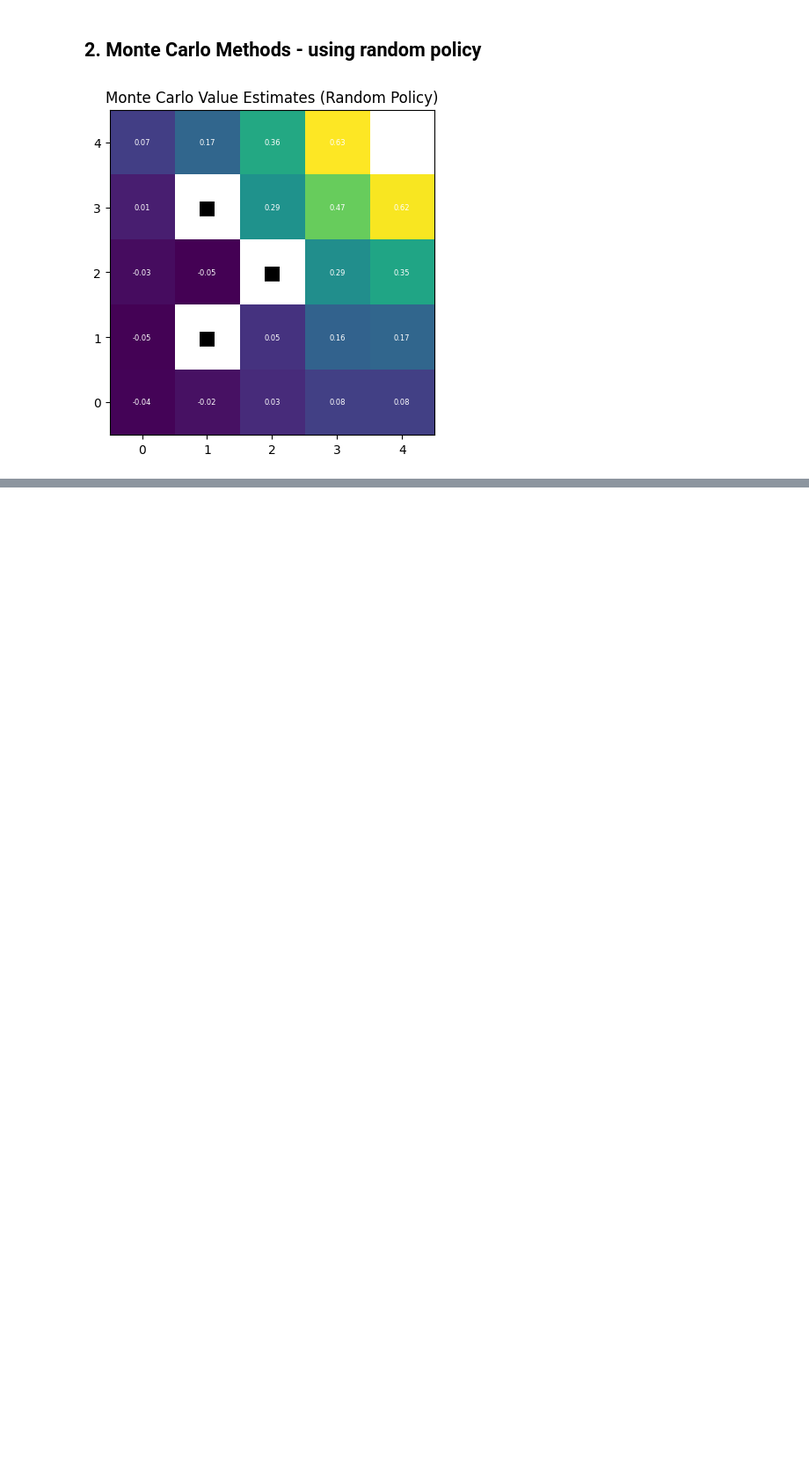
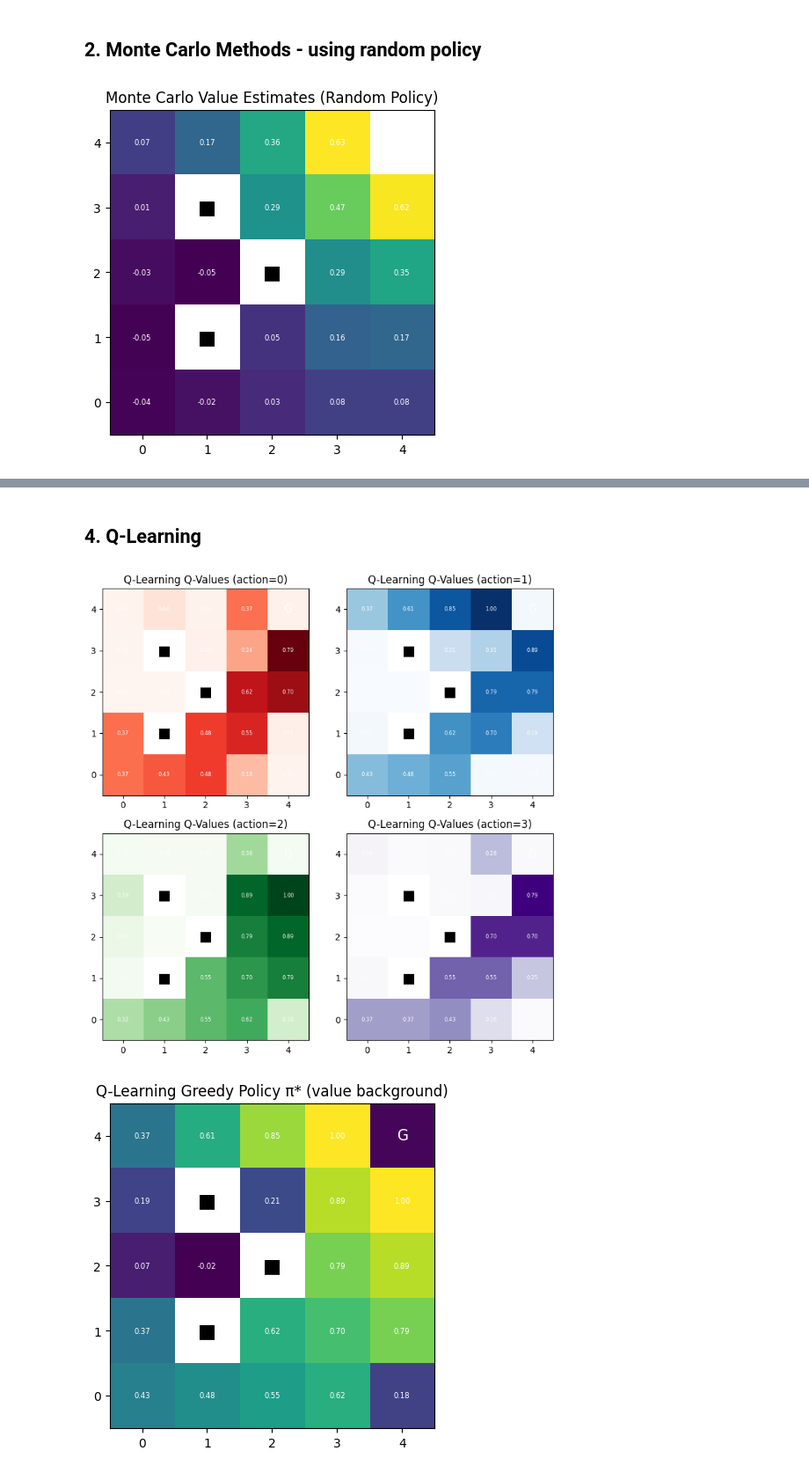
Before and after one commit to RyanWri/afeka-homework, a Jupyter notebook: rl_homework_2/rl_hw2.ipynb, the cells around one changed output, grey strips where cells are left out. Shown at 88% size. Drawn from its saved outputs; the diff is of its cells as text; code cells hidden in the pictures; blank space fills up the shorter version.

```diff
--- a/rl_homework_2/rl_hw2.ipynb
+++ b/rl_homework_2/rl_hw2.ipynb
@@ -70,0 +97,28 @@ plot_value_function(V_mc, env, title="Monte Carlo Value Estimates (Random Policy
+# %% [markdown]
+## 4. Q-Learning
+# %%
+# ┌─── Cell: Q-Learning Control (ε-greedy) ────────────────────────────────────────
+from algorithms import q_learning
+from utils import plot_q_values
+
+# 2) Q-Learning Config
+config = RLConfig(gamma=0.9, alpha=0.1, epsilon=0.1, episodes=3000, max_steps=100)
+
+# 3) Run Q-Learning
+Q_q = q_learning(
+    env=env,
+    num_episodes=config.episodes,
+    gamma=config.gamma,
+    alpha=config.alpha,
+    epsilon=config.epsilon,
+)
+
+# 4) Plot Q-values per action
+plot_q_values(Q_q, env, title="Q-Learning Q-Values")
+
+# 5) Plot learned greedy policy derived from Q
+plot_policy_arrows_from_q(Q_q, env, title="Q-Learning Greedy Policy π*")
+# └───────────────────────────────────────────────────────────────────────────────
+# %% [output]
+[figure, added]
+[figure, added]
```
Also changed, not shown: parts of 7 cells of this notebook.
